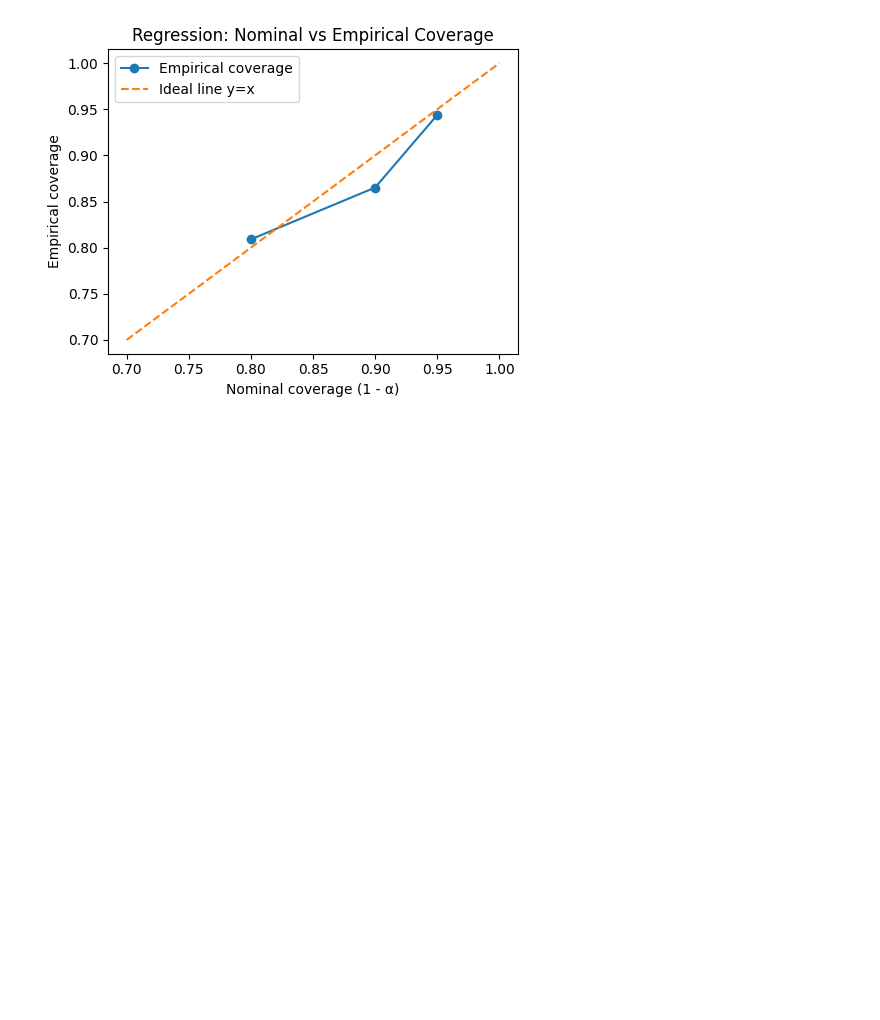
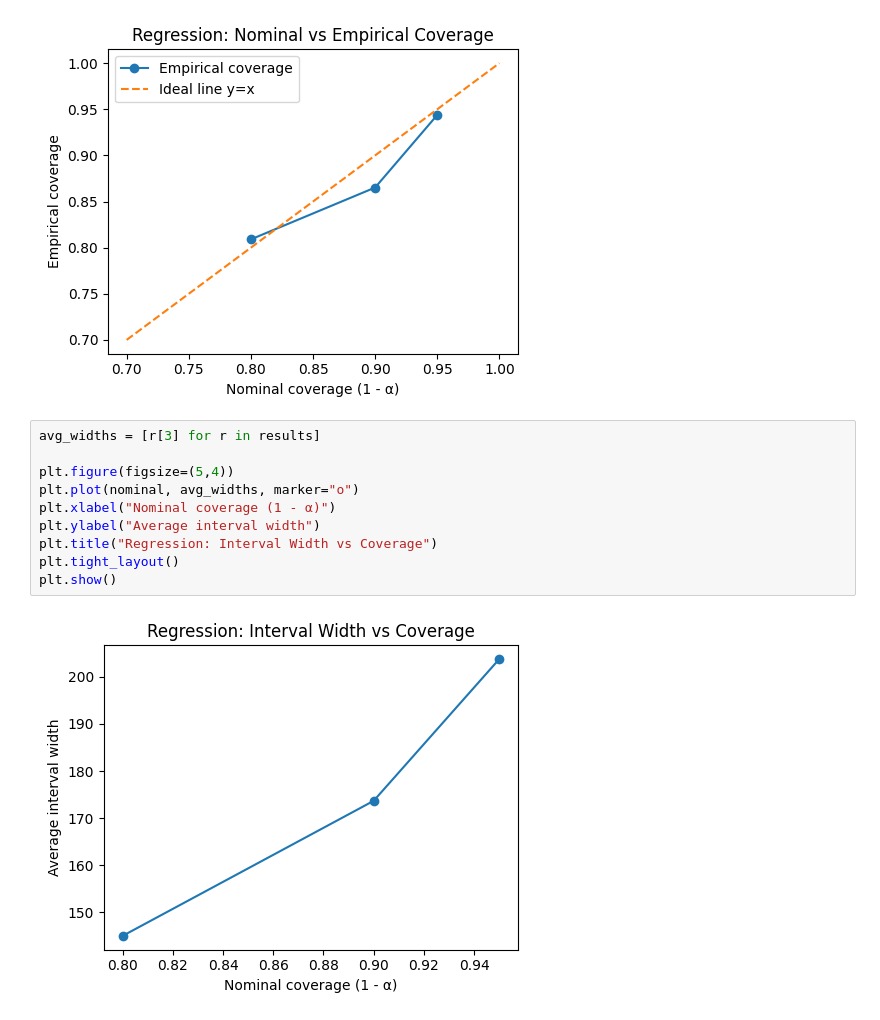
Before and after one commit to mikejattu/Conformal-Prediction, a Jupyter notebook: conformal_prediction_paper.ipynb, the cells around one changed output. Cells and saved outputs as stored; diff of their text form; blank space fills up the shorter version.

```diff
--- a/conformal_prediction_paper.ipynb
+++ b/conformal_prediction_paper.ipynb
@@ -236,3 +236,15 @@ plt.tight_layout()
 plt.show()
 # %% [output]
 [figure]
+# %%
+avg_widths = [r[3] for r in results]
+
+plt.figure(figsize=(5,4))
+plt.plot(nominal, avg_widths, marker="o")
+plt.xlabel("Nominal coverage (1 - α)")
+plt.ylabel("Average interval width")
+plt.title("Regression: Interval Width vs Coverage")
+plt.tight_layout()
+plt.show()
+# %% [output]
+[figure, added]
```
Also changed, not shown: parts of 1 cell of this notebook.
